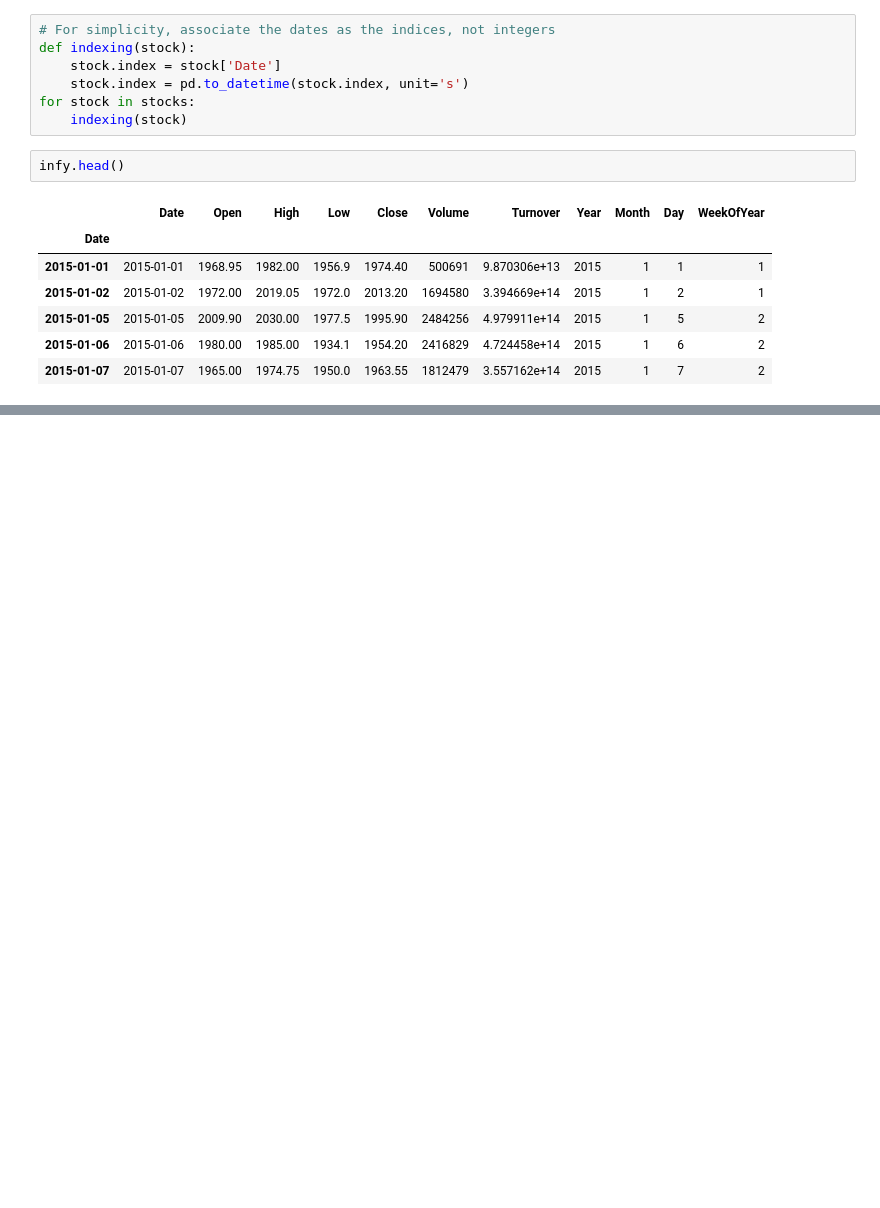
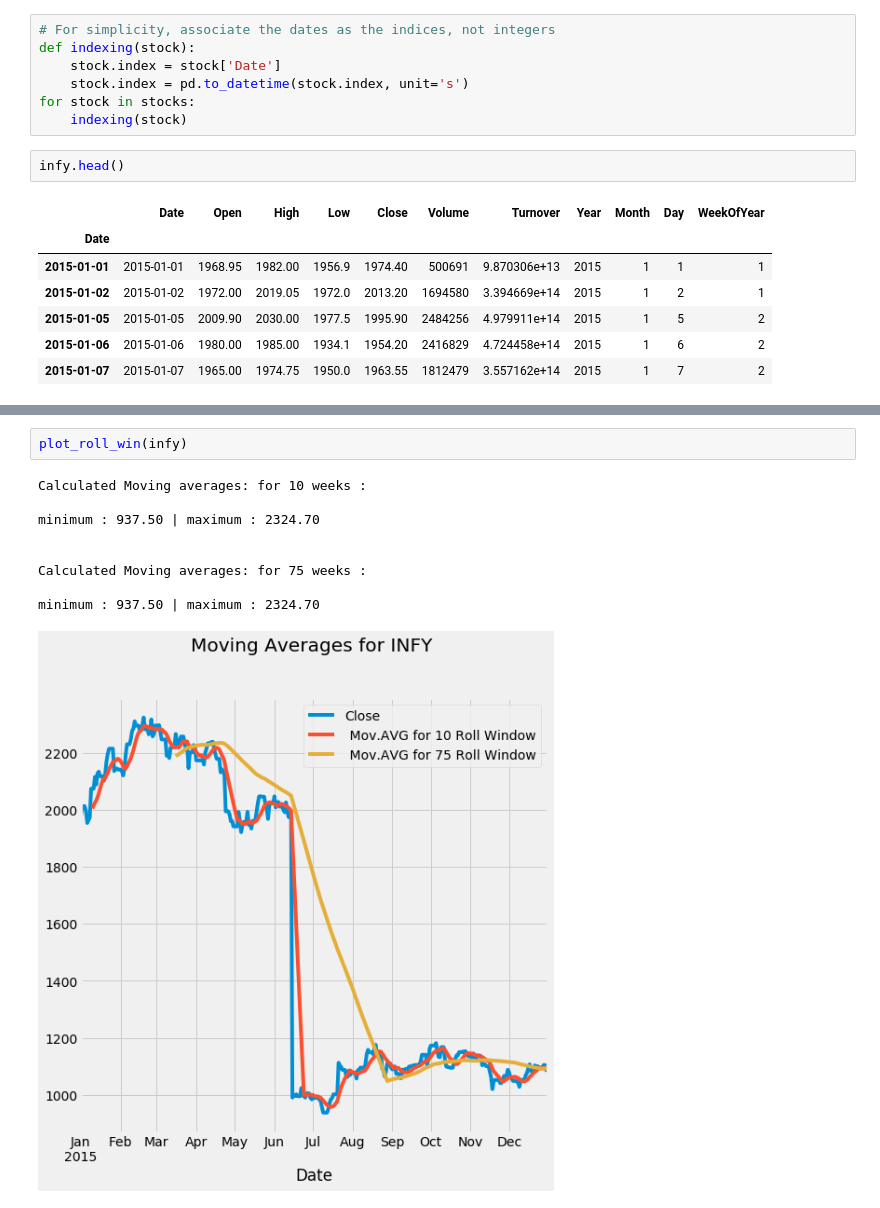
Before and after one commit to keshavvinayak01/Time-Series-Forecasting, a Jupyter notebook: Task_1_and_2.ipynb, the cells around one changed output, grey strips where cells are left out. Cells and saved outputs as stored; diff of their text form; blank space fills up the shorter version.

```diff
--- a/Task_1_and_2.ipynb
+++ b/Task_1_and_2.ipynb
@@ -136,0 +222,12 @@ df
+# %%
+plot_roll_win(infy)
+# %% [output]
+Calculated Moving averages: for 10 weeks :
+
+minimum : 937.50 | maximum : 2324.70
+
+
+Calculated Moving averages: for 75 weeks :
+
+minimum : 937.50 | maximum : 2324.70
+[figure, added]
```
Also changed, not shown: parts of 38 cells of this notebook.
